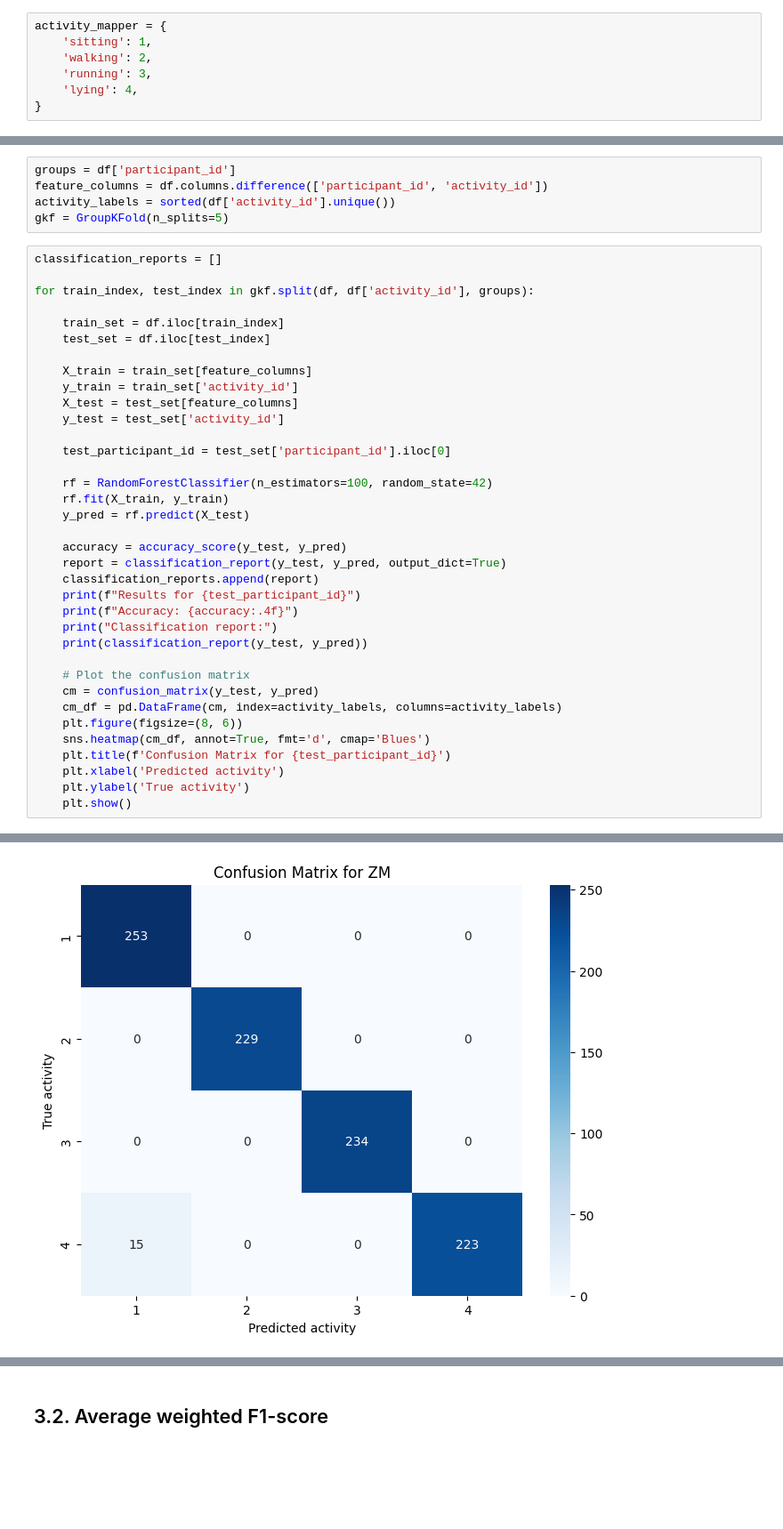
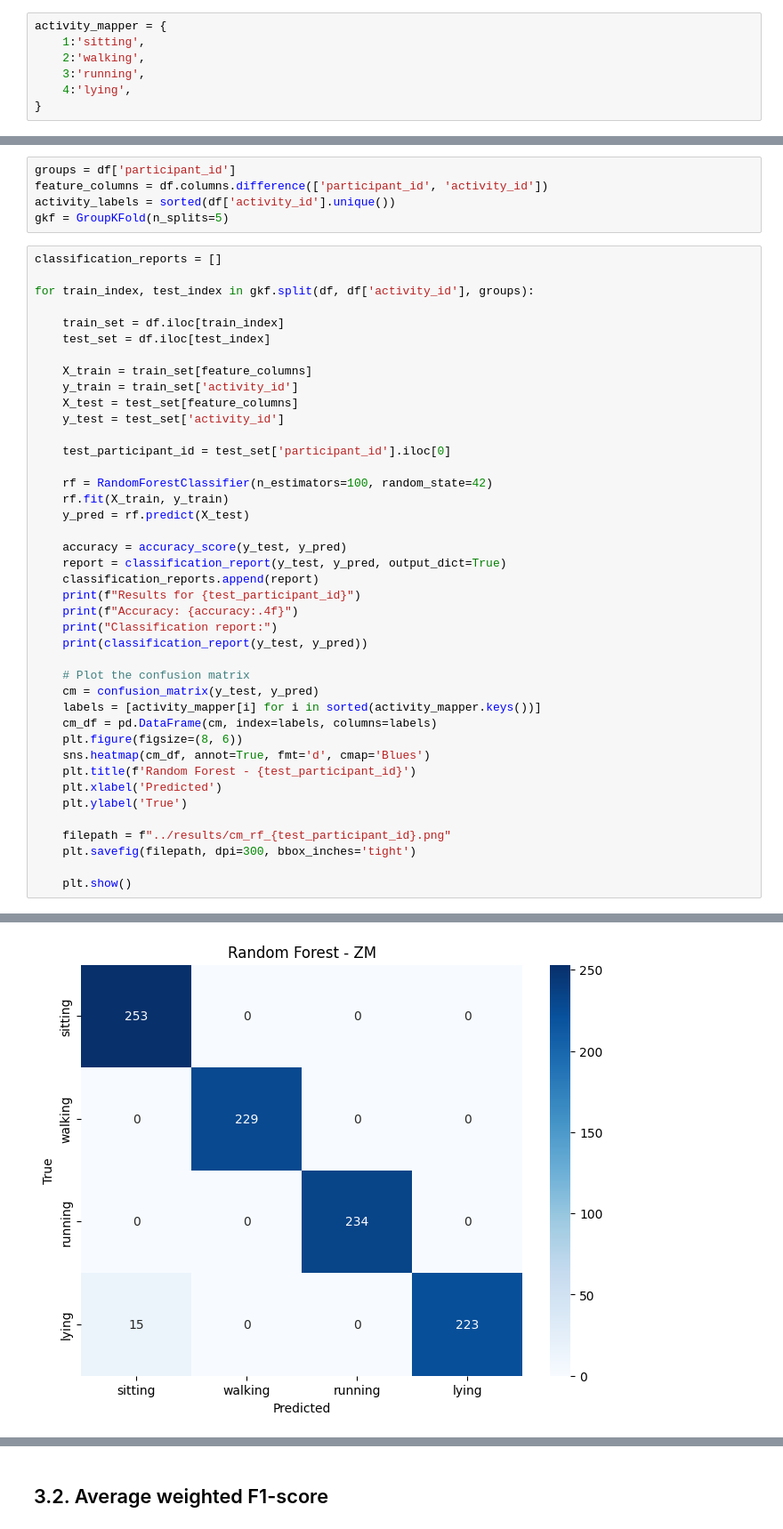
Before and after one commit to COEN498-691-PROJECT/ML_project, a Jupyter notebook: models/notebooks/random_forest.ipynb, the cells around one changed output, grey strips where cells are left out. Shown at 89% size. Drawn from its saved outputs; the diff is of its cells as text; blank space fills up the shorter version.

Commit message:
Confusion matrix plots for Random Forest model

```diff
--- a/models/notebooks/random_forest.ipynb
+++ b/models/notebooks/random_forest.ipynb
@@ -15,10 +15,10 @@ dataset = pd.read_csv("../../data/processed/COEN498-691_HAR_preprocessed_dataset
 df = pd.DataFrame(dataset)
 # %%
 activity_mapper = {
-    'sitting': 1,
-    'walking': 2,
-    'running': 3,
-    'lying': 4,
+    1:'sitting',
+    2:'walking',
+    3:'running',
+    4:'lying',
 }
 # %%
 # Get the number of features
@@ -65,12 +65,17 @@ for train_index, test_index in gkf.split(df, df['activity_id'], groups):
 
     # Plot the confusion matrix
     cm = confusion_matrix(y_test, y_pred)
-    cm_df = pd.DataFrame(cm, index=activity_labels, columns=activity_labels)
+    labels = [activity_mapper[i] for i in sorted(activity_mapper.keys())]
+    cm_df = pd.DataFrame(cm, index=labels, columns=labels)
     plt.figure(figsize=(8, 6))
     sns.heatmap(cm_df, annot=True, fmt='d', cmap='Blues')
-    plt.title(f'Confusion Matrix for {test_participant_id}')
-    plt.xlabel('Predicted activity')
-    plt.ylabel('True activity')
+    plt.title(f'Random Forest - {test_participant_id}')
+    plt.xlabel('Predicted')
+    plt.ylabel('True')
+
+    filepath = f"../results/cm_rf_{test_participant_id}.png"
+    plt.savefig(filepath, dpi=300, bbox_inches='tight')
+
     plt.show()
 # %% [output]
 Results for YL
@@ -103 +109 @@ weighted avg       0.99      0.98      0.98       954
-[figure, old version]
+[figure, new version]
```
Also changed, not shown: parts of 1 cell of this notebook, 5 other files.
